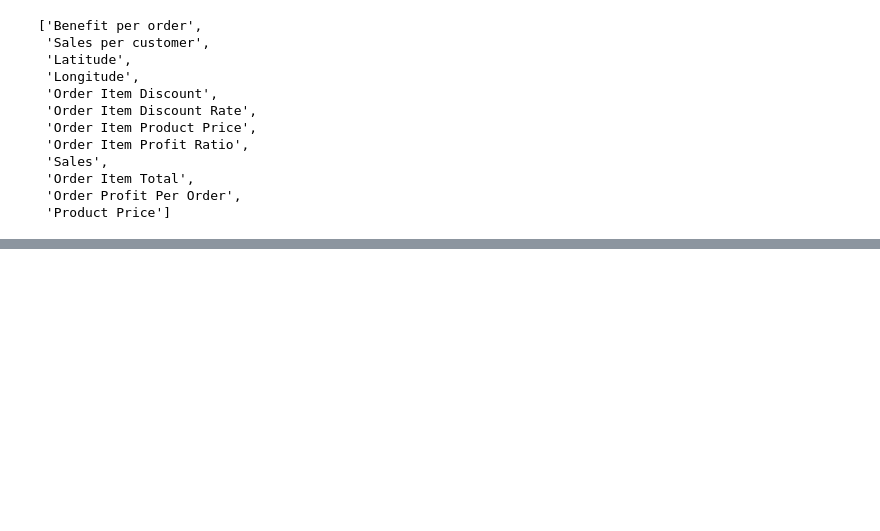
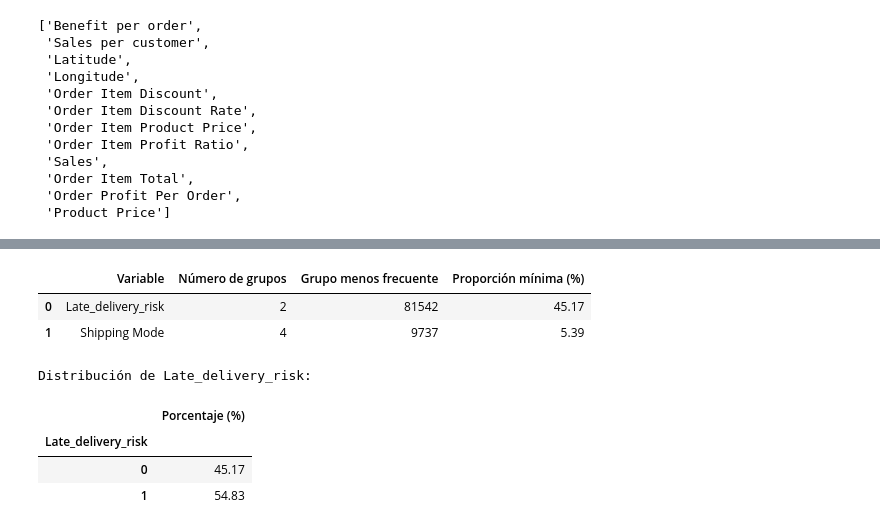
Before and after one commit to JB1302/Big-Data-G2, a Jupyter notebook: ProyectoDataCo.ipynb, the cells around one changed output, grey strips where cells are left out. Cells and saved outputs as stored; diff of their text form; code cells hidden in the pictures; blank space fills up the shorter version.

```diff
--- a/ProyectoDataCo.ipynb
+++ b/ProyectoDataCo.ipynb
@@ -288,0 +412,40 @@ Crear las divisiones aleatoria y estratificada del conjunto de datos y comparar
+# %%
+### 3.4 Variables candidatas para estratificación
+candidatas_estratificacion = [
+    col for col in ["Late_delivery_risk", "Shipping Mode"]
+    if col in df.columns
+]
+
+resumen_estratificacion = []
+
+for columna in candidatas_estratificacion:
+    frecuencias = df[columna].value_counts(dropna=False)
+    resumen_estratificacion.append({
+        "Variable": columna,
+        "Número de grupos": frecuencias.shape[0],
+        "Grupo menos frecuente": frecuencias.min(),
+        "Proporción mínima (%)": frecuencias.min() / len(df) * 100
+    })
+
+resumen_estratificacion = pd.DataFrame(resumen_estratificacion)
+display(resumen_estratificacion.round(2))
+
+print("Distribución de Late_delivery_risk:")
+display(
+    df["Late_delivery_risk"]
+    .value_counts(normalize=True)
+    .sort_index()
+    .mul(100)
+    .rename("Porcentaje (%)")
+    .to_frame()
+    .round(2)
+)
+# %% [output]
+|  | Variable | Número de grupos | Grupo menos frecuente | Proporción mínima (%) |
+| 0 | Late_delivery_risk | 2 | 81542 | 45.17 |
+| 1 | Shipping Mode | 4 | 9737 | 5.39 |
+Distribución de Late_delivery_risk:
+|  | Porcentaje (%) |
+| Late_delivery_risk |  |
+| 0 | 45.17 |
+| 1 | 54.83 |
```
Also changed, not shown: parts of 8 cells of this notebook.
